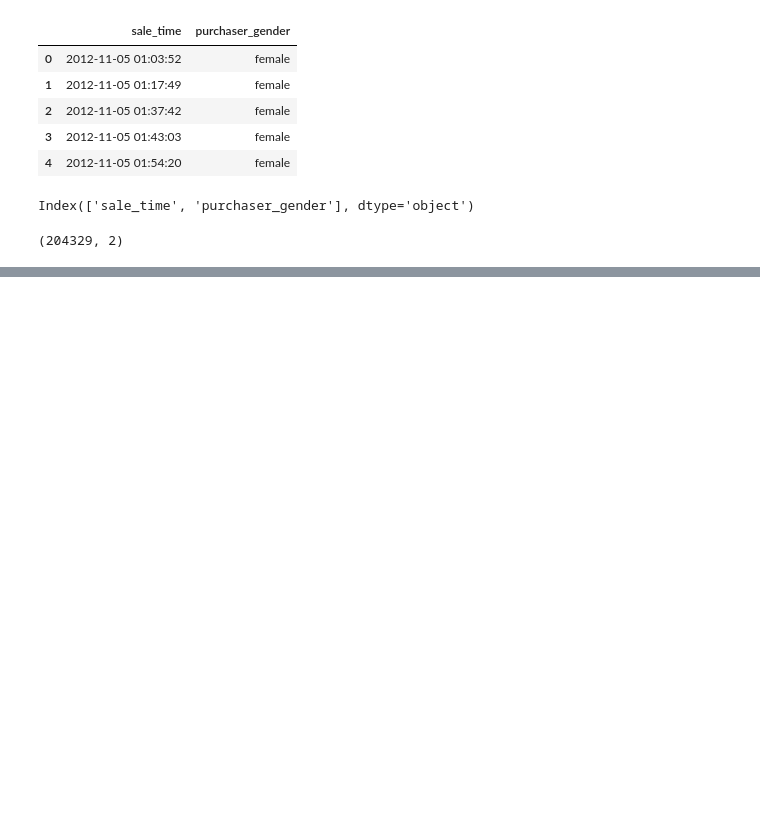
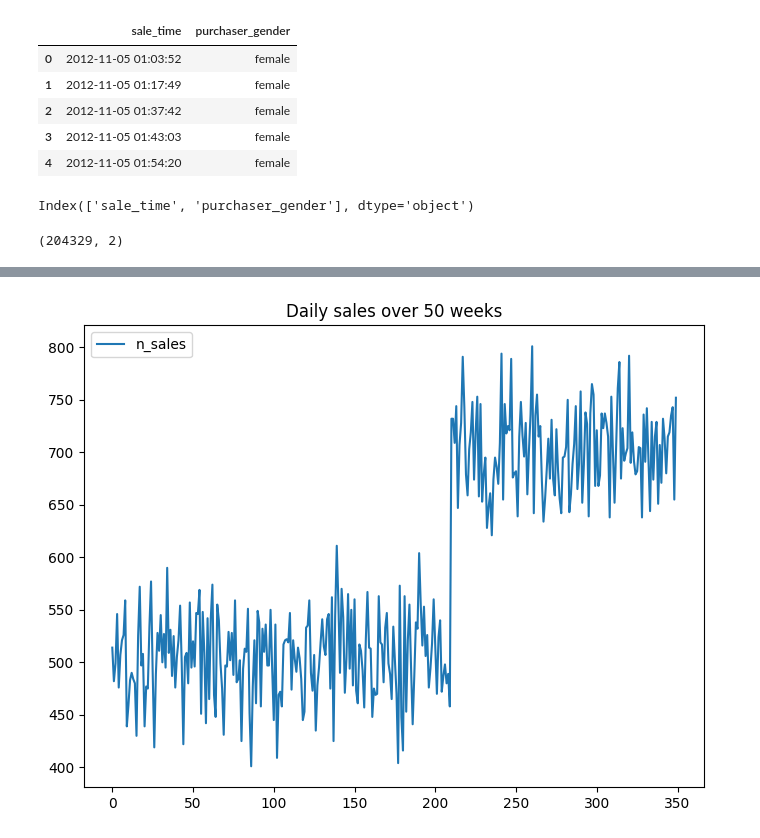
Before and after one commit to manujsinghwal/23andMe-data-analysis, a Jupyter notebook: 23andMe_data_analysis.ipynb, the cells around one changed output, grey strips where cells are left out. Saved outputs shown, nothing was run; the diff lists cells and outputs as text; code cells hidden in the pictures; blank space fills up the shorter version.

```diff
--- a/23andMe_data_analysis.ipynb
+++ b/23andMe_data_analysis.ipynb
@@ -50,3 +62,3 @@ df.shape
 # %%
 # Assigning a constant figure size and use it in plotting to make plots larger
-FIG_SIZE = (8,6)
+fig_size = (8,6)
@@ -52,0 +68,11 @@ FIG_SIZE = (8,6)
+# %%
+df['sale_day'] = pd.to_datetime(df['sale_time']).dt.date
+
+sales = (
+    df
+    .groupby('sale_day')['purchaser_gender']
+    .count()
+    .reset_index(name='n_sales')
+)
+
+sales.head()
@@ -52,0 +86,6 @@ FIG_SIZE = (8,6)
+# %%
+#  Plotting daily sales for all 50 weeks
+sales.plot(figsize=fig_size, title = 'Daily sales over 50 weeks')
+plt.show()
+# %% [output]
+[figure, added]
```
Also changed, not shown: parts of 6 cells of this notebook.
